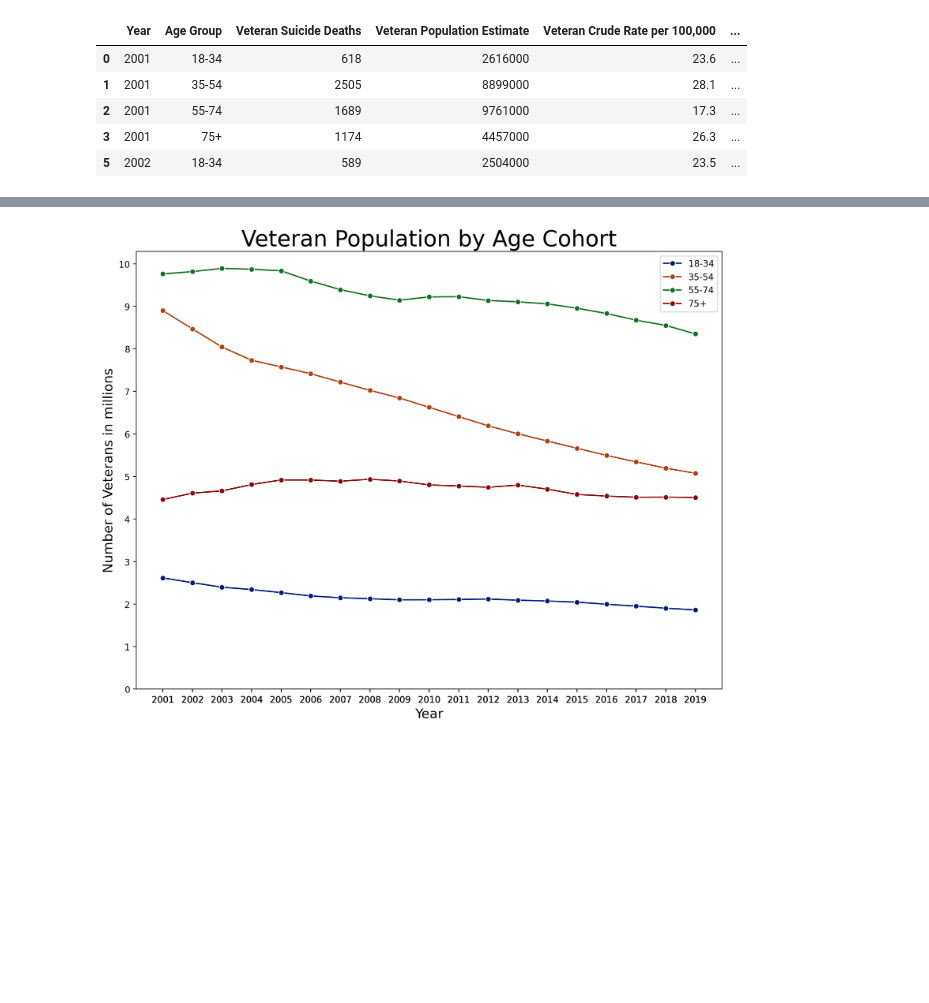
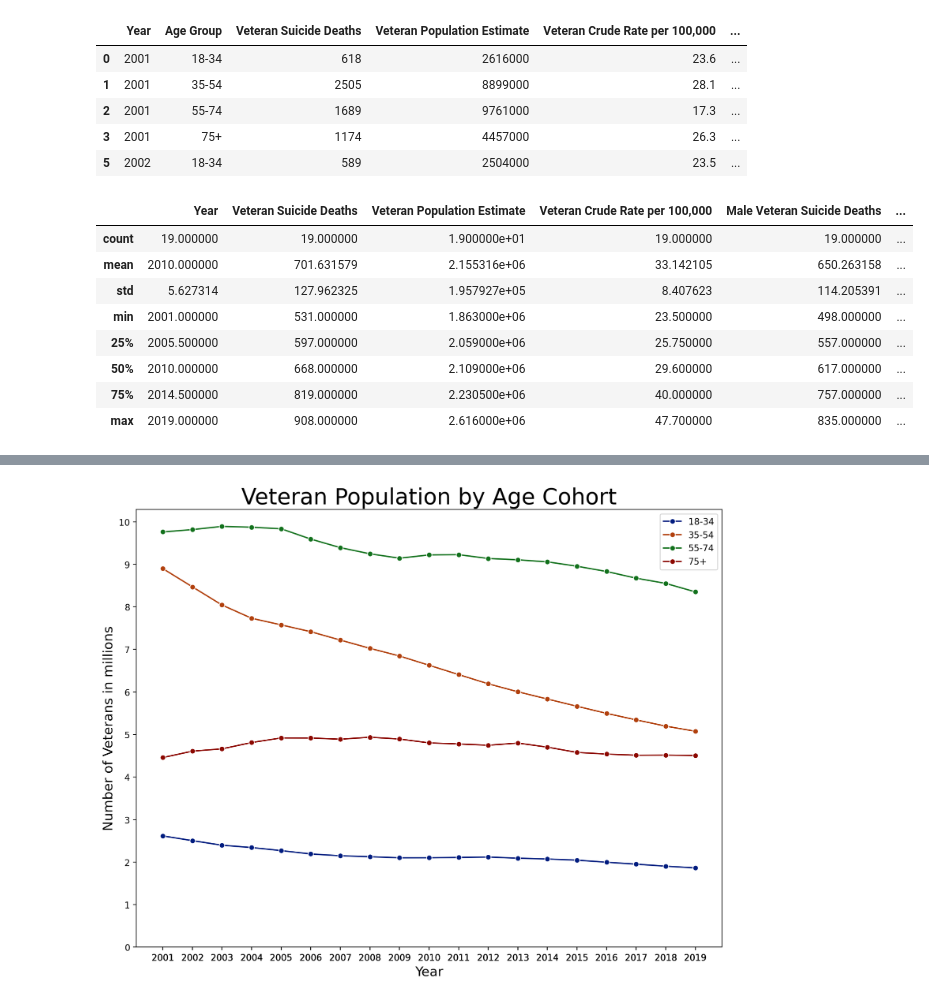
Before and after one commit to chsshong/final-capstone, a Jupyter notebook: notebook/VA Suicide by age.ipynb, the cells around one changed output, grey strips where cells are left out. Cells and saved outputs as stored; diff of their text form; code cells hidden in the pictures; blank space fills up the shorter version.

```diff
--- a/notebook/VA Suicide by age.ipynb
+++ b/notebook/VA Suicide by age.ipynb
@@ -97,0 +97,12 @@ df_75 = filter_column(df,'Age Group', '75+')
+# %%
+df_18_34.describe()
+# %% [output]
+|  | Year | Veteran Suicide Deaths | Veteran Population Estimate | Veteran Crude Rate per 100,000 | Male Veteran Suicide Deaths | ... |
+| count | 19.000000 | 19.000000 | 1.900000e+01 | 19.000000 | 19.000000 | ... |
+| mean | 2010.000000 | 701.631579 | 2.155316e+06 | 33.142105 | 650.263158 | ... |
+| std | 5.627314 | 127.962325 | 1.957927e+05 | 8.407623 | 114.205391 | ... |
+| min | 2001.000000 | 531.000000 | 1.863000e+06 | 23.500000 | 498.000000 | ... |
+| 25% | 2005.500000 | 597.000000 | 2.059000e+06 | 25.750000 | 557.000000 | ... |
+| 50% | 2010.000000 | 668.000000 | 2.109000e+06 | 29.600000 | 617.000000 | ... |
+| 75% | 2014.500000 | 819.000000 | 2.230500e+06 | 40.000000 | 757.000000 | ... |
+| max | 2019.000000 | 908.000000 | 2.616000e+06 | 47.700000 | 835.000000 | ... |
```
Also changed, not shown: parts of 13 cells of this notebook, 8 other files.
